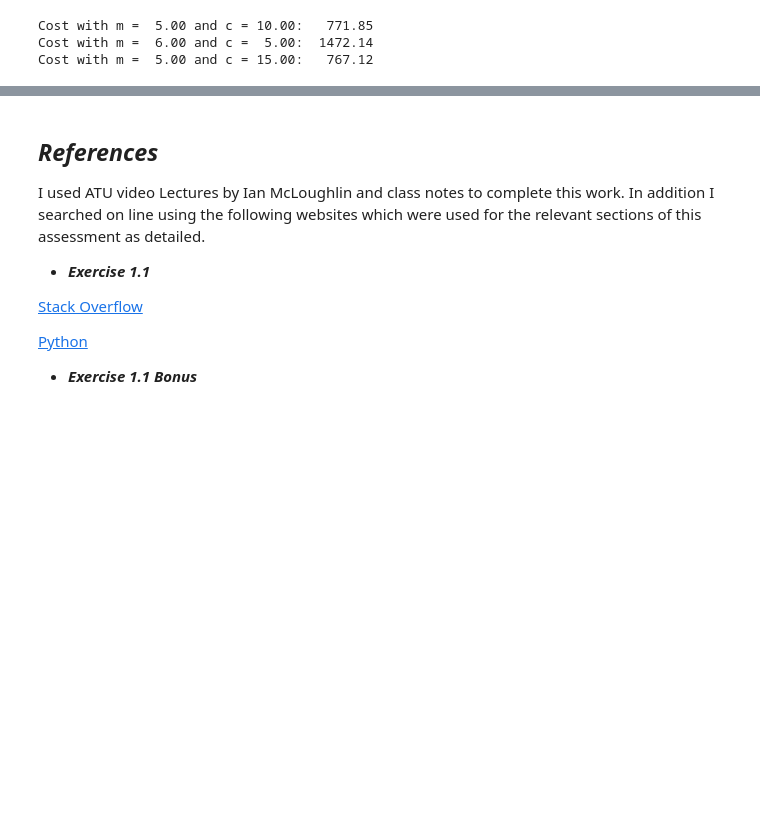
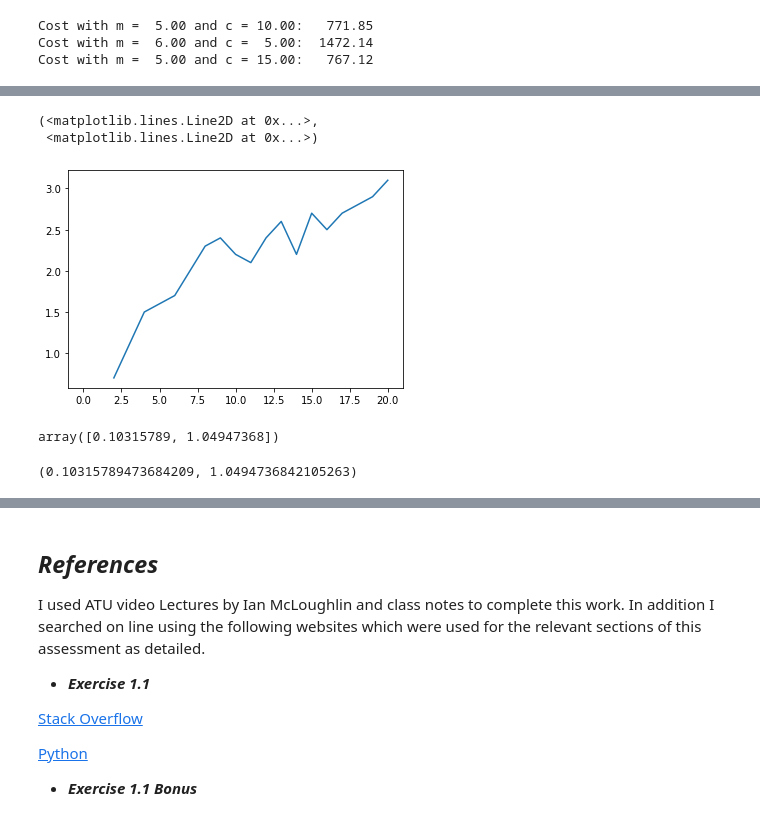
Before and after one commit to LauraBrogan/2022-MLS-Assessment, a Jupyter notebook: Regular Tasks/Models-Tasks.ipynb, the cells around one changed output, grey strips where cells are left out. Cells and saved outputs as stored; diff of their text form; code cells hidden in the pictures; blank space fills up the shorter version.

```diff
--- a/Regular Tasks/Models-Tasks.ipynb
+++ b/Regular Tasks/Models-Tasks.ipynb
@@ -51,0 +74,20 @@ Cost with m =  5.00 and c = 15.00:   767.12
+# %%
+# Extract the optimized m and c.
+m_o, c_o = plt.plot(x,y,1)
+# Print them.
+m_o, c_o
+# %% [output]
+(<matplotlib.lines.Line2D at 0x...>,
+ <matplotlib.lines.Line2D at 0x...>)
+[figure, added]
+# %%
+np.polyfit(x,y,1)
+# %% [output]
+array([0.10315789, 1.04947368])
+# %%
+# Previous, analytical result.
+m_a, c_a = np.polyfit(x, y, 1)
+# Print analytical results.
+m_a, c_a
+# %% [output]
+(0.10315789473684209, 1.0494736842105263)
```
Also changed, not shown: parts of 6 cells of this notebook.
